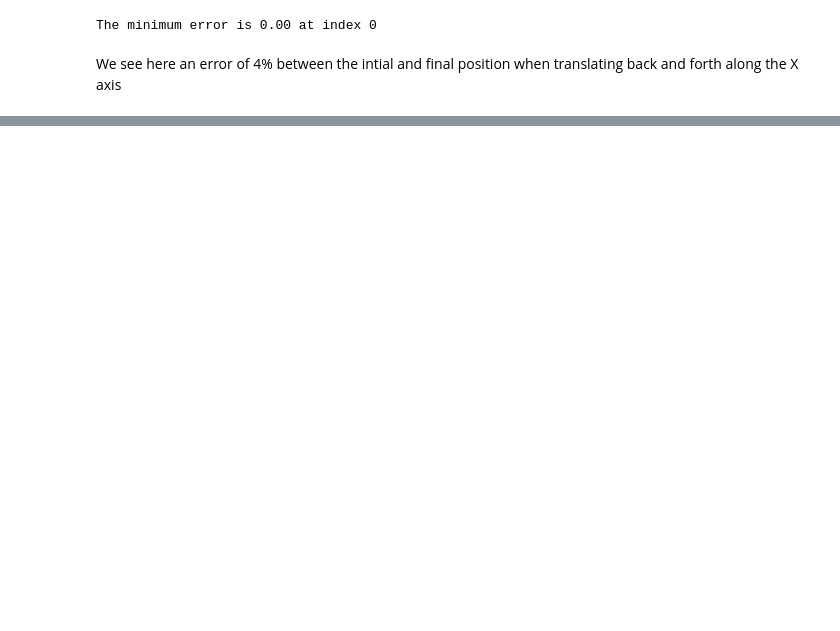
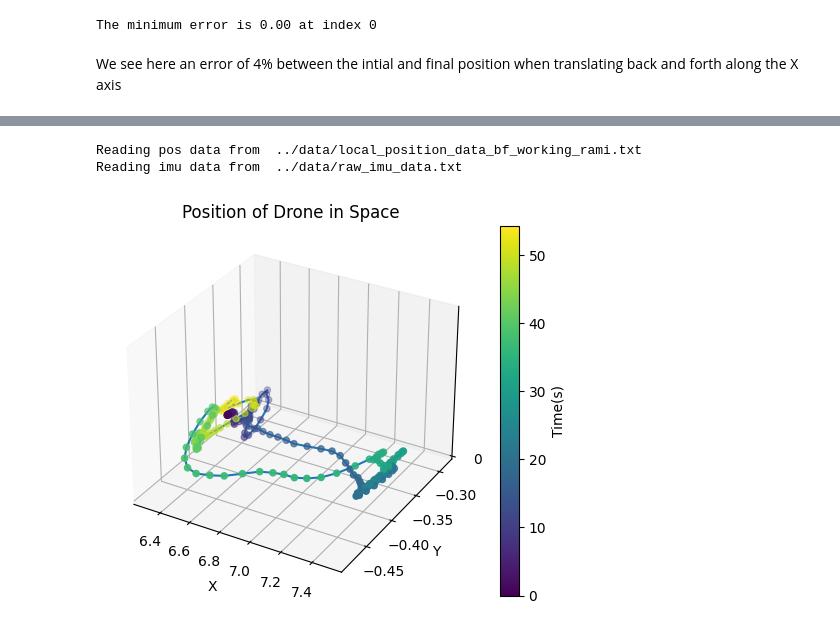
Before and after one commit to CapstoneROV/data_collection, a Jupyter notebook: scripts/data_plots.ipynb, the cells around one changed output, grey strips where cells are left out. Drawn from its saved outputs; the diff is of its cells as text; code cells hidden in the pictures; blank space fills up the shorter version.

```diff
--- a/scripts/data_plots.ipynb
+++ b/scripts/data_plots.ipynb
@@ -93,0 +118,8 @@ We see here an error of 4% between the intial and final position when translatin
+# %%
+# Real Life Data
+pos_data, imu_data = load_data('local_position_data_bf_working_rami.txt', 'raw_imu_data.txt')
+plot_trajectory(pos_data, save=True, filename='pos_3d_real.png')
+# %% [output]
+Reading pos data from  ../data/local_position_data_bf_working_rami.txt
+Reading imu data from  ../data/raw_imu_data.txt
+[figure, added]
```
Also changed, not shown: parts of 4 cells of this notebook, 4 other files.
